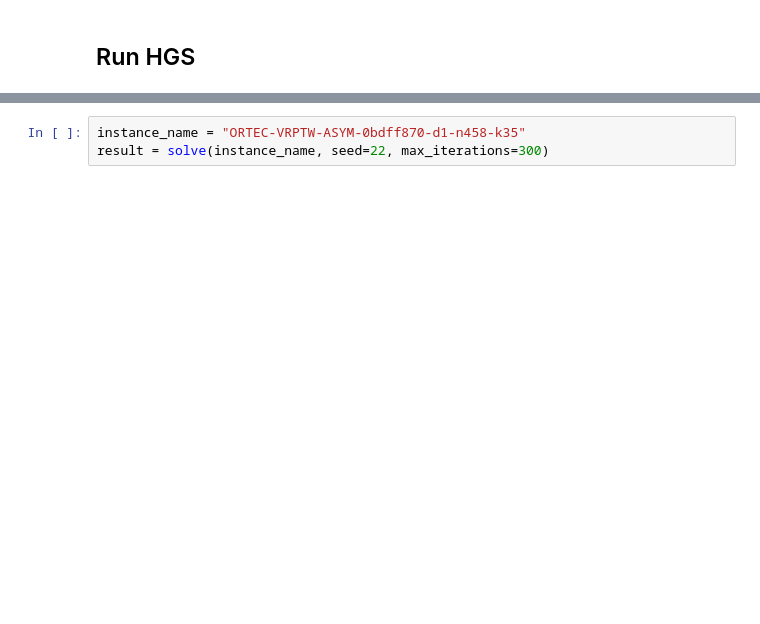
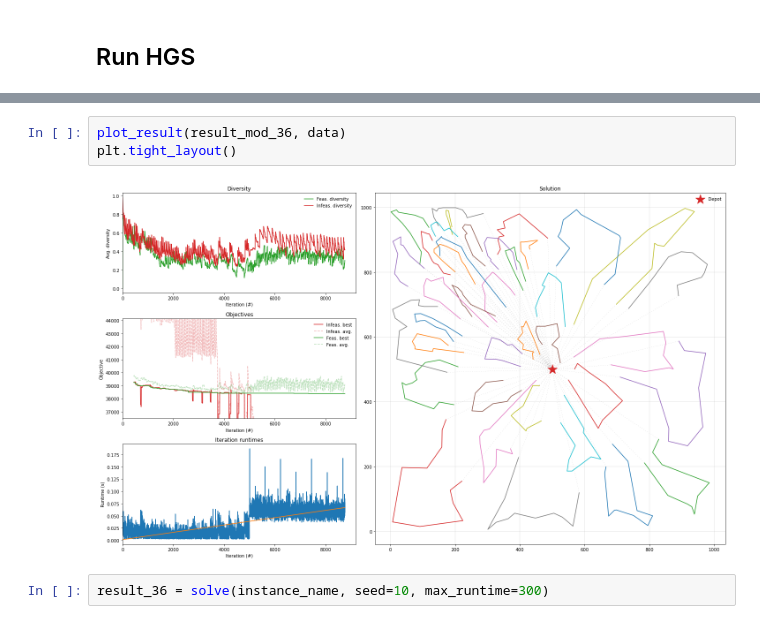
Before and after one commit to SemUijen/SREX_GNN, a Jupyter notebook: implementation/notebook/OptimizedEvolution.ipynb, the cells around one changed output, grey strips where cells are left out. Drawn from its saved outputs; the diff is of its cells as text; blank space fills up the shorter version.

```diff
--- a/implementation/notebook/OptimizedEvolution.ipynb
+++ b/implementation/notebook/OptimizedEvolution.ipynb
@@ -185,3 +247,7 @@ KeyboardInterrupt:
+# %%
+plot_result(result_mod_36, data)
+plt.tight_layout()
+# %% [output]
+[figure, added]
 # %%
-instance_name = "ORTEC-VRPTW-ASYM-0bdff870-d1-n458-k35"
-result = solve(instance_name, seed=22, max_iterations=300)
+result_36 = solve(instance_name, seed=10, max_runtime=300)
```
Also changed, not shown: parts of 17 cells of this notebook.
